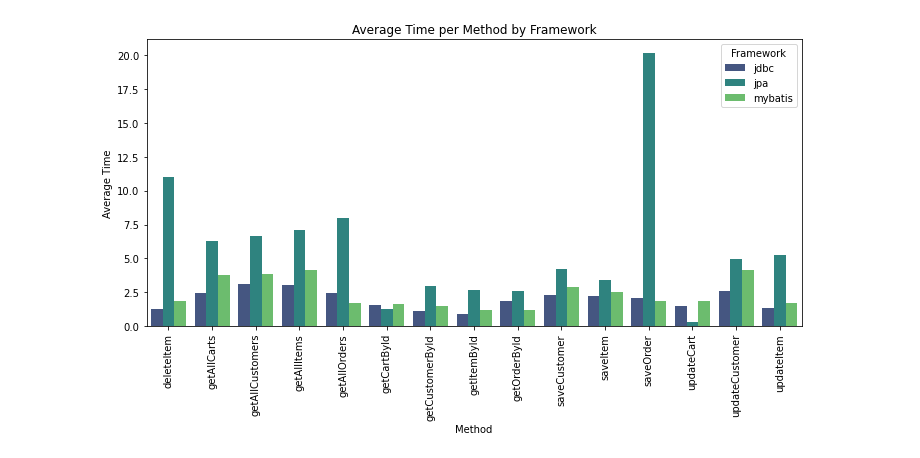
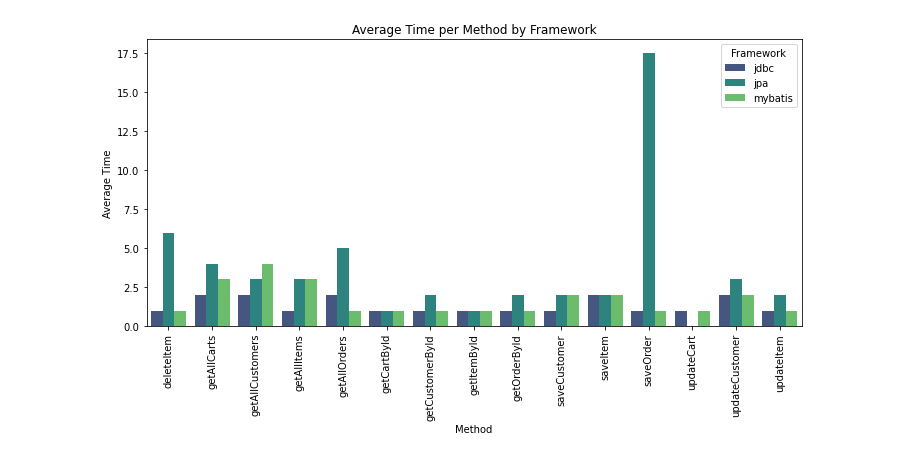
Before and after one commit to mhayo/ORM-Project, a Jupyter notebook: data/notebook.ipynb, the cells around one changed output. Cells and saved outputs as stored; diff of their text form; code cells hidden in the pictures.

```diff
--- a/data/notebook.ipynb
+++ b/data/notebook.ipynb
@@ -19,31 +19,31 @@ Note: you may need to restart the kernel to use updated packages.
 # %%
 import pandas as pd
 import seaborn as sns
 import matplotlib.pyplot as plt
 
 
 data1 = pd.read_csv('results_jdbc.csv',sep=';',header=None,names=['framework', 'method', 'time'])
 data2 = pd.read_csv('results_jpa.csv',sep=';',header=None, names=['framework', 'method', 'time'])
 data3 = pd.read_csv('results_mybatis.csv',sep=';',header=None, names=['framework', 'method', 'time'])
 
 data = pd.concat([data1, data2, data3], ignore_index=True)
 
 # Berechnen Sie den Durchschnitt der Aufrufzeiten für jede Methode pro Framework
-avg_times = data.groupby(['framework', 'method'])['time'].mean().reset_index()
+avg_times = data.groupby(['framework', 'method'])['time'].median().reset_index()
 
 # Erstellen Sie ein Balkendiagramm mit seaborn
 plt.figure(figsize=(10, 6))
 sns.barplot(x='method', y='time', hue='framework', data=avg_times, palette='viridis')
 
 # Beschriftungen und Titel hinzufügen
 plt.xlabel('Method')
 plt.ylabel('Average Time')
 plt.title('Average Time per Method by Framework')
 plt.xticks(rotation=90)
 plt.legend(title='Framework')
 
 # Diagramm anzeigen
 plt.tight_layout()
 plt.show()
 # %% [output]
-[figure, old version]
+[figure, new version]
```
Also changed, not shown: parts of 2 cells of this notebook, 12 other files.
